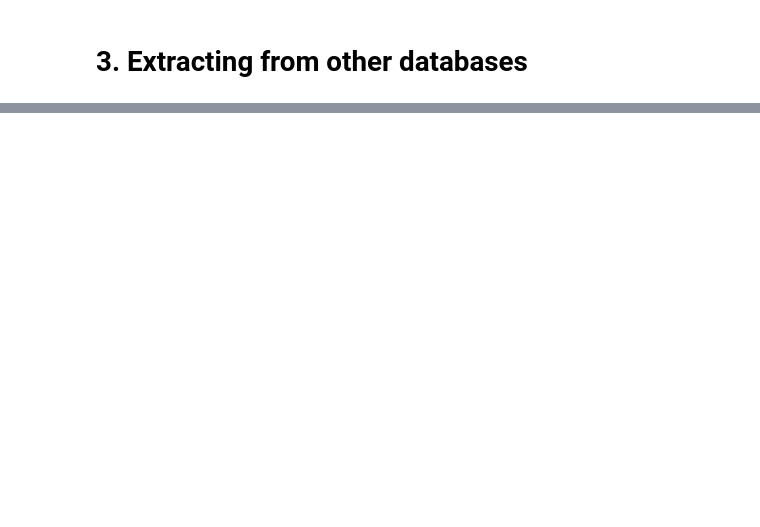
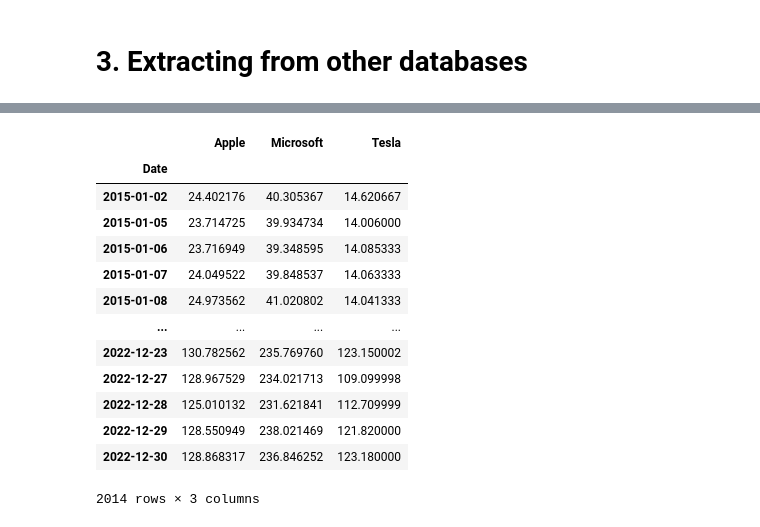
Before and after one commit to estcab00/timeseries-python, a Jupyter notebook: Sessions/Session 3 - Time Series Extraction.ipynb, the cells around one changed output, grey strips where cells are left out. Cells and saved outputs as stored; diff of their text form; code cells hidden in the pictures; blank space fills up the shorter version.

```diff
--- a/Sessions/Session 3 - Time Series Extraction.ipynb
+++ b/Sessions/Session 3 - Time Series Extraction.ipynb
@@ -1094,0 +660,25 @@ timelapse
+# %%
+YFinance.get_data(
+    {
+        'AAPL': 'Apple',
+        'MSFT': 'Microsoft',
+        'TSLA': 'Tesla'
+    },
+    fechaini = '2015-01-01',
+    fechafin = '2022-12-31'
+)
+# %% [output]
+|  | Apple | Microsoft | Tesla |
+| Date |  |  |  |
+| 2015-01-02 | 24.402176 | 40.305367 | 14.620667 |
+| 2015-01-05 | 23.714725 | 39.934734 | 14.006000 |
+| 2015-01-06 | 23.716949 | 39.348595 | 14.085333 |
+| 2015-01-07 | 24.049522 | 39.848537 | 14.063333 |
+| 2015-01-08 | 24.973562 | 41.020802 | 14.041333 |
+| ... | ... | ... | ... |
+| 2022-12-23 | 130.782562 | 235.769760 | 123.150002 |
+| 2022-12-27 | 128.967529 | 234.021713 | 109.099998 |
+| 2022-12-28 | 125.010132 | 231.621841 | 112.709999 |
+| 2022-12-29 | 128.550949 | 238.021469 | 121.820000 |
+| 2022-12-30 | 128.868317 | 236.846252 | 123.180000 |
+2014 rows × 3 columns
```
Also changed, not shown: parts of 101 cells of this notebook, 1 other file.
